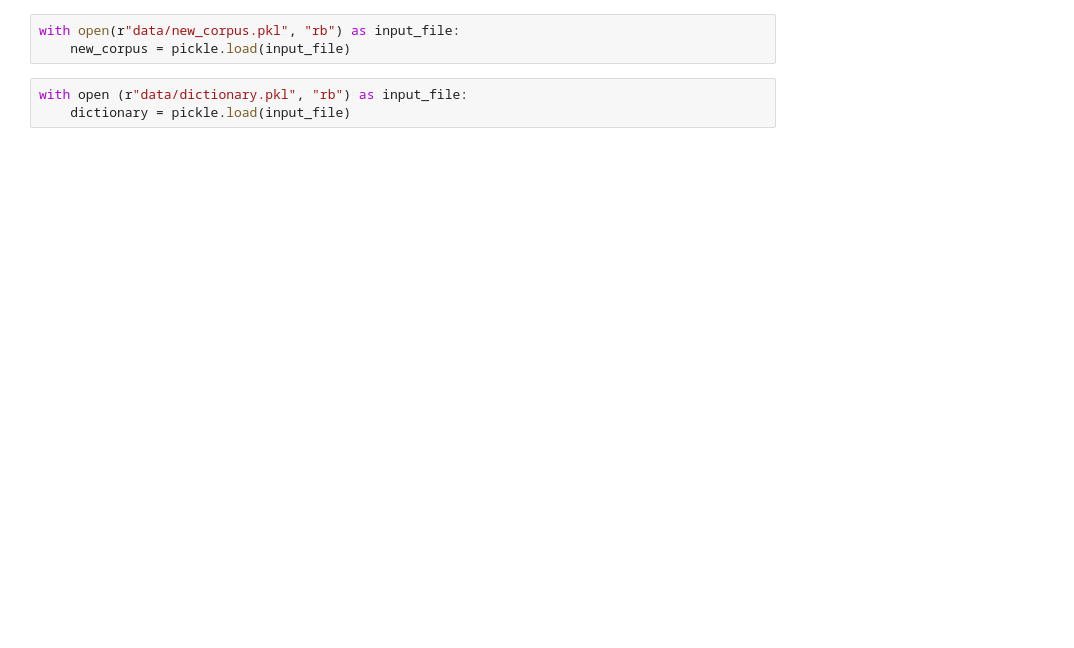
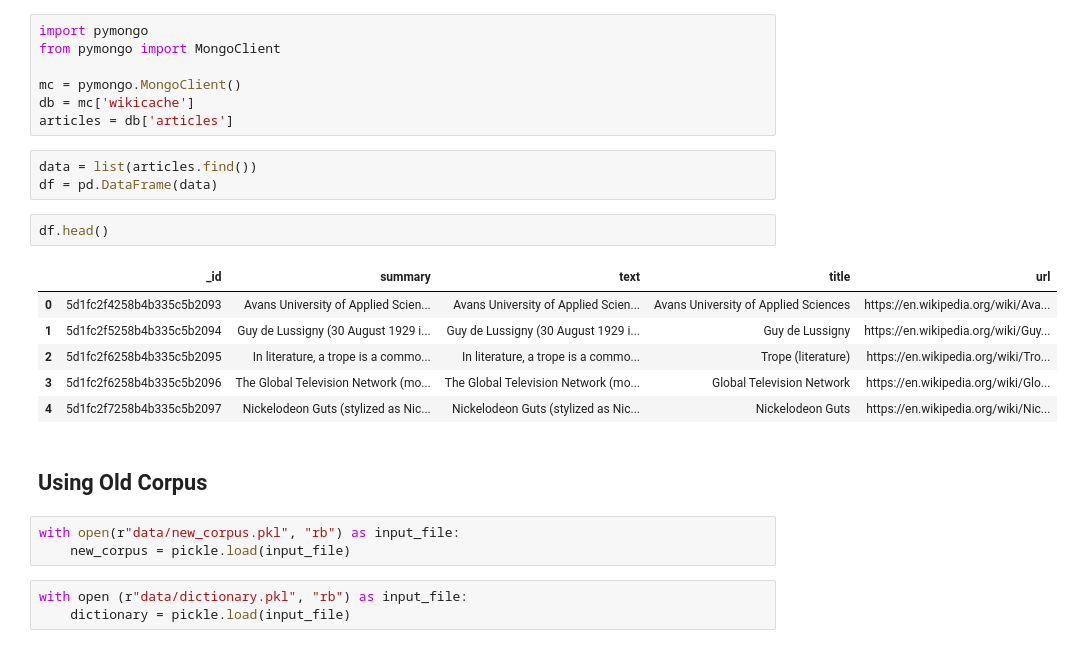
Before and after one commit to sherzyang/learning-discovery-tool, a Jupyter notebook: all_function.ipynb, the cells around one changed output. Saved outputs shown, nothing was run; the diff lists cells and outputs as text; blank space fills up the shorter version.

```diff
--- a/all_function.ipynb
+++ b/all_function.ipynb
@@ -11,3 +18,24 @@ from scipy.spatial.distance import cosine, cdist
+# %%
+import pymongo
+from pymongo import MongoClient
+
+mc = pymongo.MongoClient()
+db = mc['wikicache']
+articles = db['articles']
+# %%
+data = list(articles.find())
+df = pd.DataFrame(data)
+# %%
+df.head()
+# %% [output]
+|  | _id | summary | text | title | url |
+| 0 | 5d1fc2f4258b4b335c5b2093 | Avans University of Applied Scien... | Avans University of Applied Scien... | Avans University of Applied Sciences | https://en.wikipedia.org/wiki/Ava... |
+| 1 | 5d1fc2f5258b4b335c5b2094 | Guy de Lussigny (30 August 1929 i... | Guy de Lussigny (30 August 1929 i... | Guy de Lussigny | https://en.wikipedia.org/wiki/Guy... |
+| 2 | 5d1fc2f6258b4b335c5b2095 | In literature, a trope is a commo... | In literature, a trope is a commo... | Trope (literature) | https://en.wikipedia.org/wiki/Tro... |
+| 3 | 5d1fc2f6258b4b335c5b2096 | The Global Television Network (mo... | The Global Television Network (mo... | Global Television Network | https://en.wikipedia.org/wiki/Glo... |
+| 4 | 5d1fc2f7258b4b335c5b2097 | Nickelodeon Guts (stylized as Nic... | Nickelodeon Guts (stylized as Nic... | Nickelodeon Guts | https://en.wikipedia.org/wiki/Nic... |
+# %% [markdown]
+## Using Old Corpus
 # %%
 with open(r"data/new_corpus.pkl", "rb") as input_file:
     new_corpus = pickle.load(input_file)
```
Also changed, not shown: parts of 22 cells of this notebook, 6 other files.
